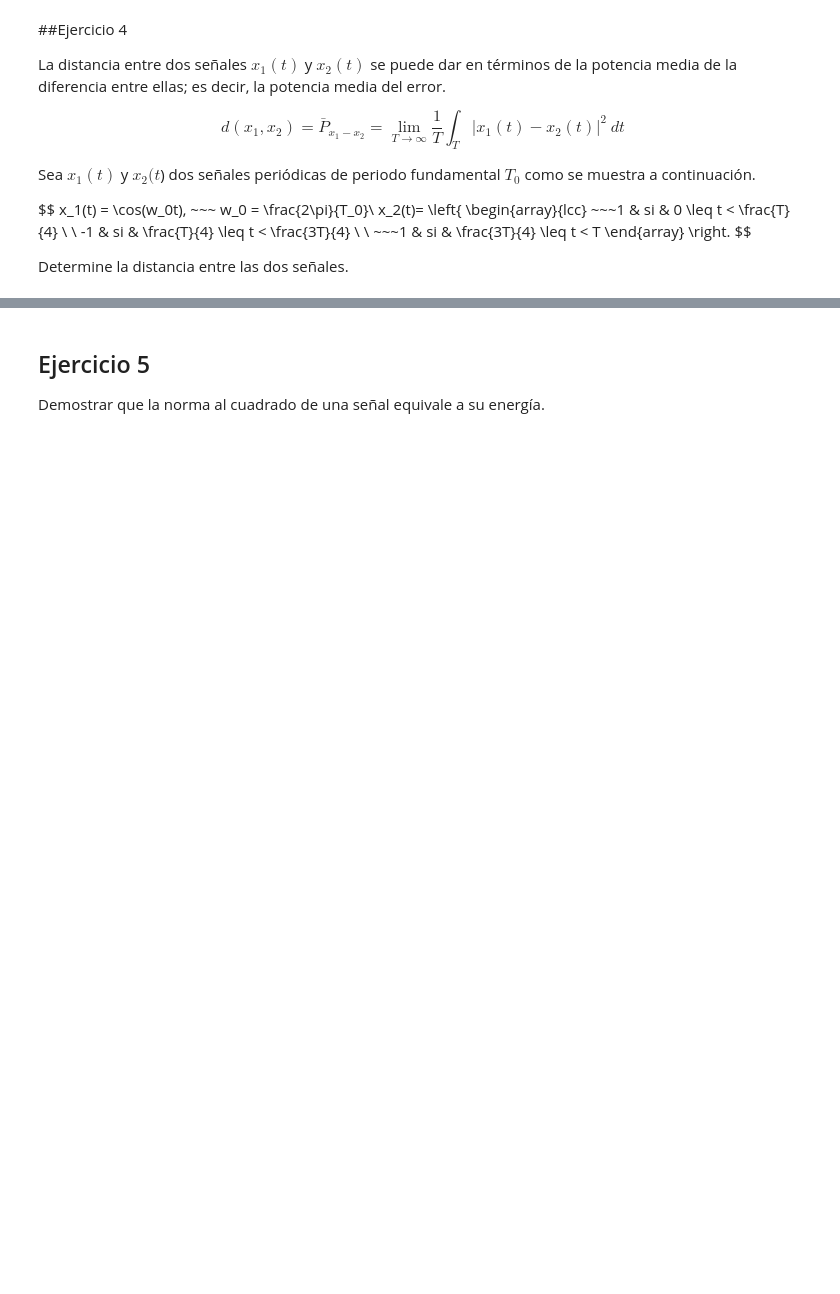
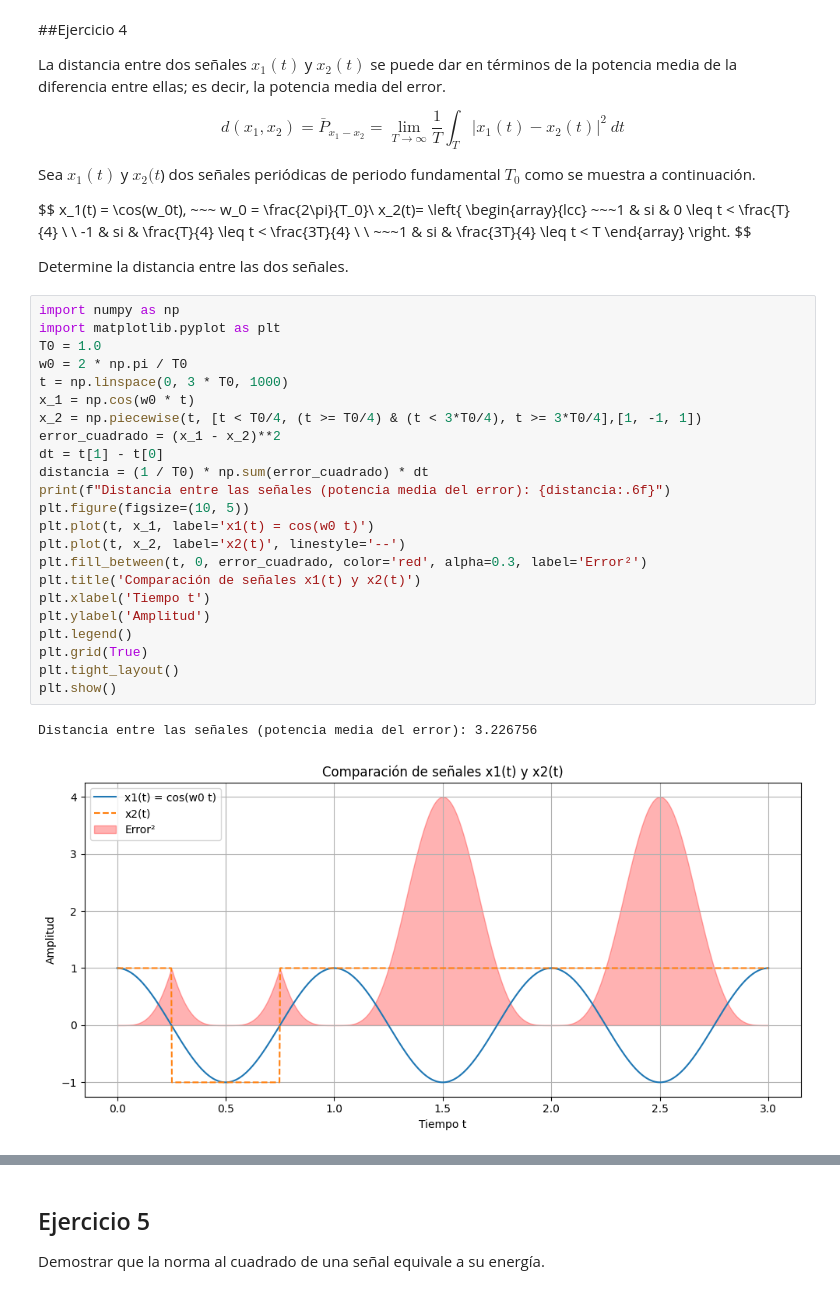
Before and after one commit to Cralzatec/SenalesSistemas, a Jupyter notebook: Cuaderno_5.ipynb, the cells around one changed output, grey strips where cells are left out. Cells and saved outputs as stored; diff of their text form; blank space fills up the shorter version.

```diff
--- a/Cuaderno_5.ipynb
+++ b/Cuaderno_5.ipynb
@@ -372,3 +420,29 @@ x_2(t)= \left\{ \begin{array}{lcc}
 $$
 
 Determine la distancia entre las dos señales.
+# %%
+import numpy as np
+import matplotlib.pyplot as plt
+T0 = 1.0
+w0 = 2 * np.pi / T0
+t = np.linspace(0, 3 * T0, 1000)
+x_1 = np.cos(w0 * t)
+x_2 = np.piecewise(t, [t < T0/4, (t >= T0/4) & (t < 3*T0/4), t >= 3*T0/4],[1, -1, 1])
+error_cuadrado = (x_1 - x_2)**2
+dt = t[1] - t[0]
+distancia = (1 / T0) * np.sum(error_cuadrado) * dt
+print(f"Distancia entre las señales (potencia media del error): {distancia:.6f}")
+plt.figure(figsize=(10, 5))
+plt.plot(t, x_1, label='x1(t) = cos(w0 t)')
+plt.plot(t, x_2, label='x2(t)', linestyle='--')
+plt.fill_between(t, 0, error_cuadrado, color='red', alpha=0.3, label='Error²')
+plt.title('Comparación de señales x1(t) y x2(t)')
+plt.xlabel('Tiempo t')
+plt.ylabel('Amplitud')
+plt.legend()
+plt.grid(True)
+plt.tight_layout()
+plt.show()
+# %% [output]
+Distancia entre las señales (potencia media del error): 3.226756
+[figure, added]
```
Also changed, not shown: parts of 12 cells of this notebook.
